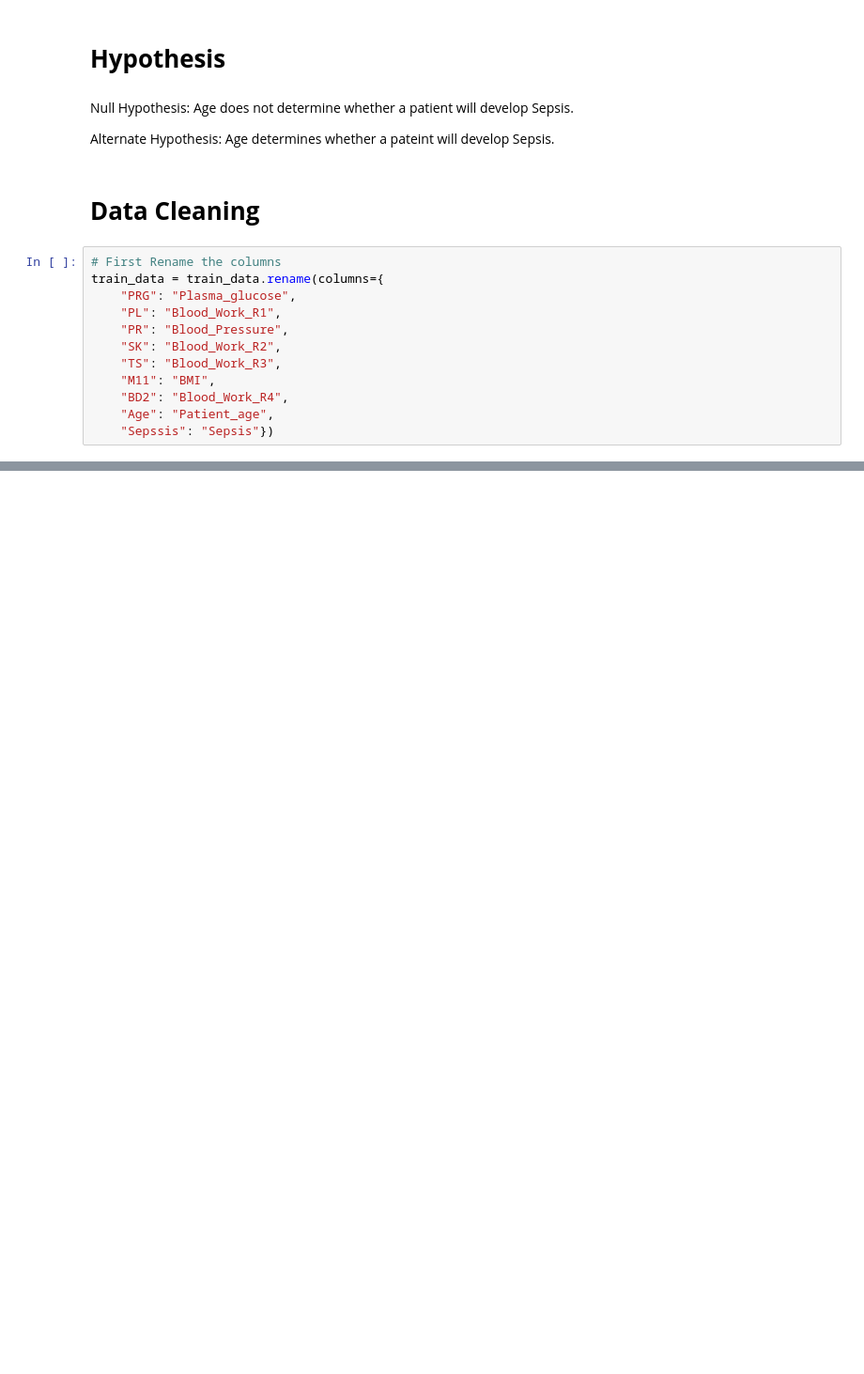
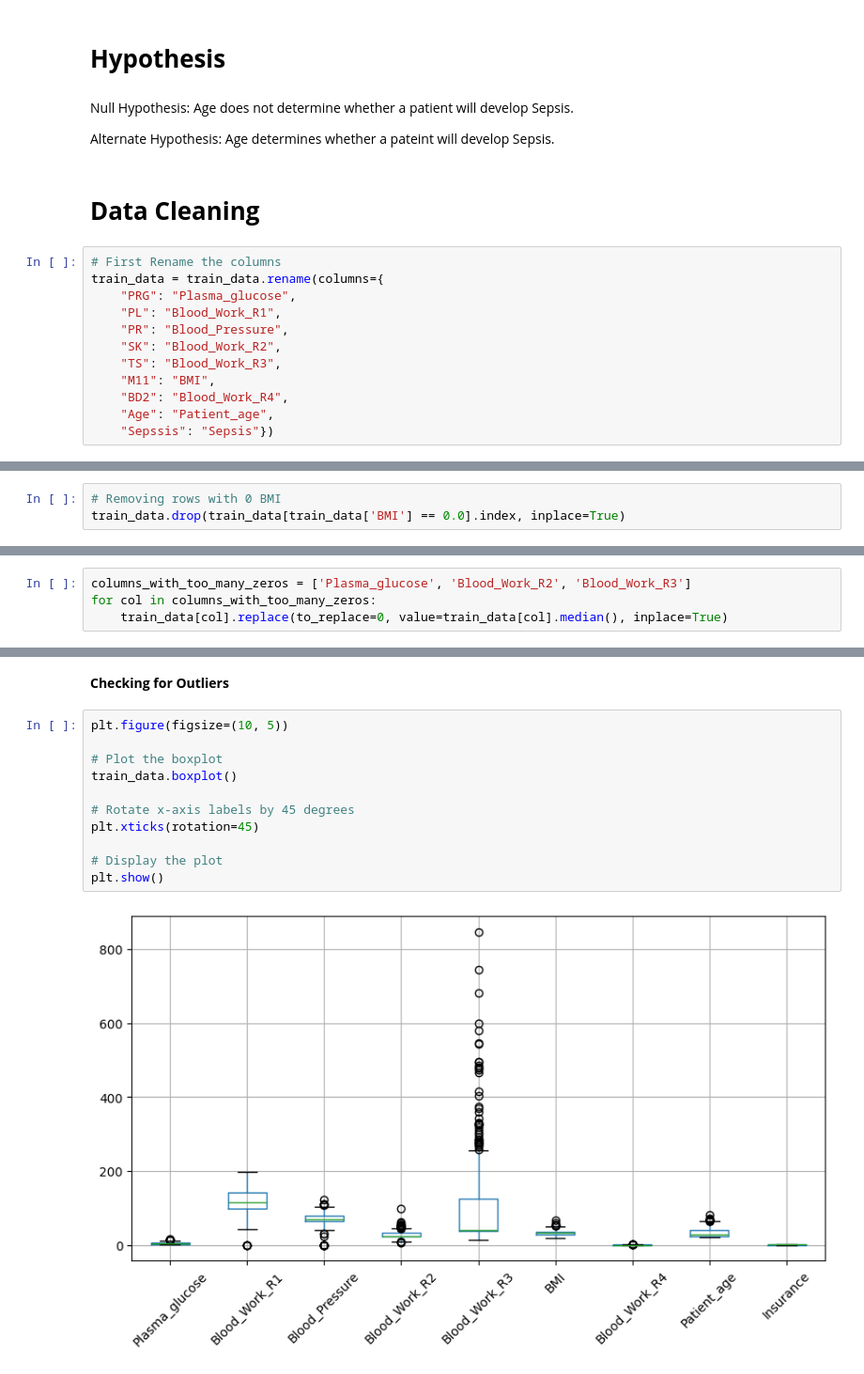
Before and after one commit to sparkysparo/Machine-Learning-for-Early-Prediction-Detection-and-Monitoring-of-Sepsis-in-A-E-and-ICU, a Jupyter notebook: Project_MSC_Machine_Learning_for_Early_Prediction,Detection_and_Monitoring_of_Sepsis_in_A&E_and_ICU_Settings.ipynb, the cells around one changed output, grey strips where cells are left out. Shown at 94% size. Cells and saved outputs as stored; diff of their text form; blank space fills up the shorter version.

```diff
--- a/Project_MSC_Machine_Learning_for_Early_Prediction,Detection_and_Monitoring_of_Sepsis_in_A&E_and_ICU_Settings.ipynb
+++ b/Project_MSC_Machine_Learning_for_Early_Prediction,Detection_and_Monitoring_of_Sepsis_in_A&E_and_ICU_Settings.ipynb
@@ -351,0 +397,3 @@ train_data = train_data.rename(columns={
+# %%
+# Removing rows with 0 BMI
+train_data.drop(train_data[train_data['BMI'] == 0.0].index, inplace=True)
@@ -351,0 +425,4 @@ train_data = train_data.rename(columns={
+# %%
+columns_with_too_many_zeros = ['Plasma_glucose', 'Blood_Work_R2', 'Blood_Work_R3']
+for col in columns_with_too_many_zeros:
+    train_data[col].replace(to_replace=0, value=train_data[col].median(), inplace=True)
@@ -351,0 +445,15 @@ train_data = train_data.rename(columns={
+# %% [markdown]
+**Checking for Outliers**
+# %%
+plt.figure(figsize=(10, 5))
+
+# Plot the boxplot
+train_data.boxplot()
+
+# Rotate x-axis labels by 45 degrees
+plt.xticks(rotation=45)
+
+# Display the plot
+plt.show()
+# %% [output]
+[figure, added]
```
Also changed, not shown: parts of 9 cells of this notebook.
